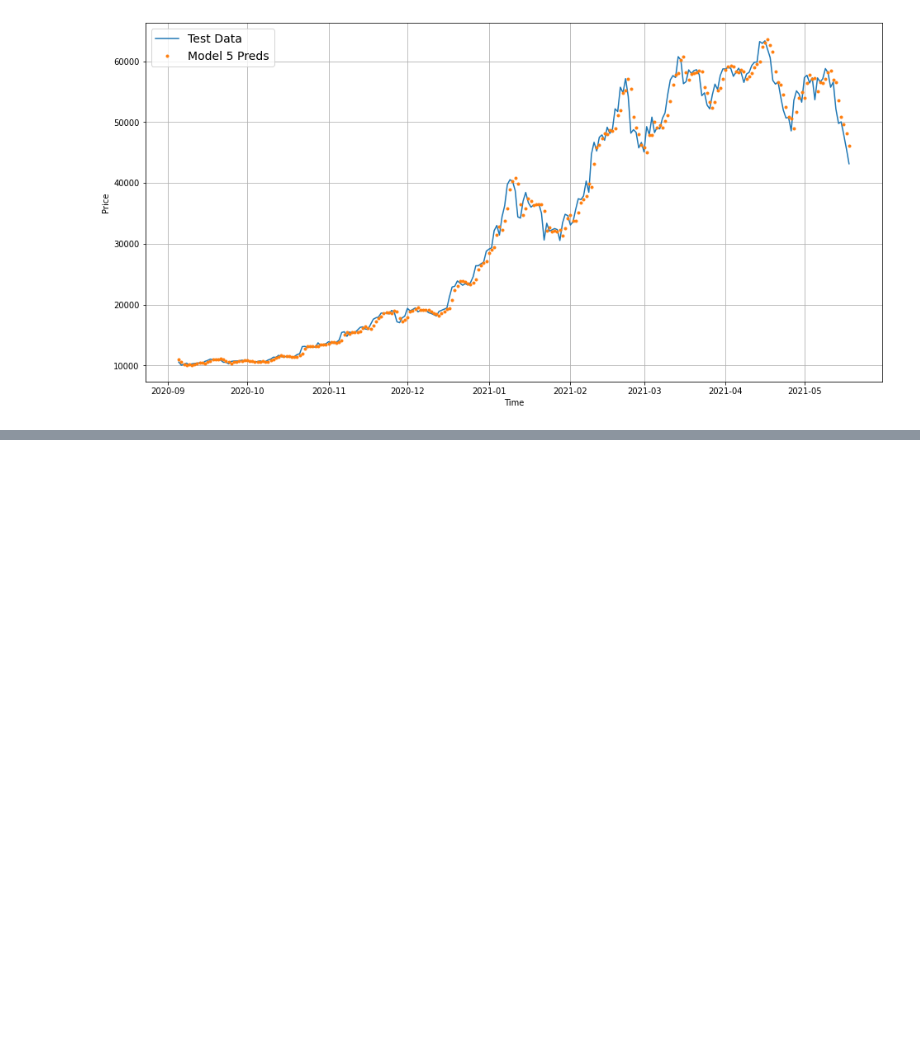
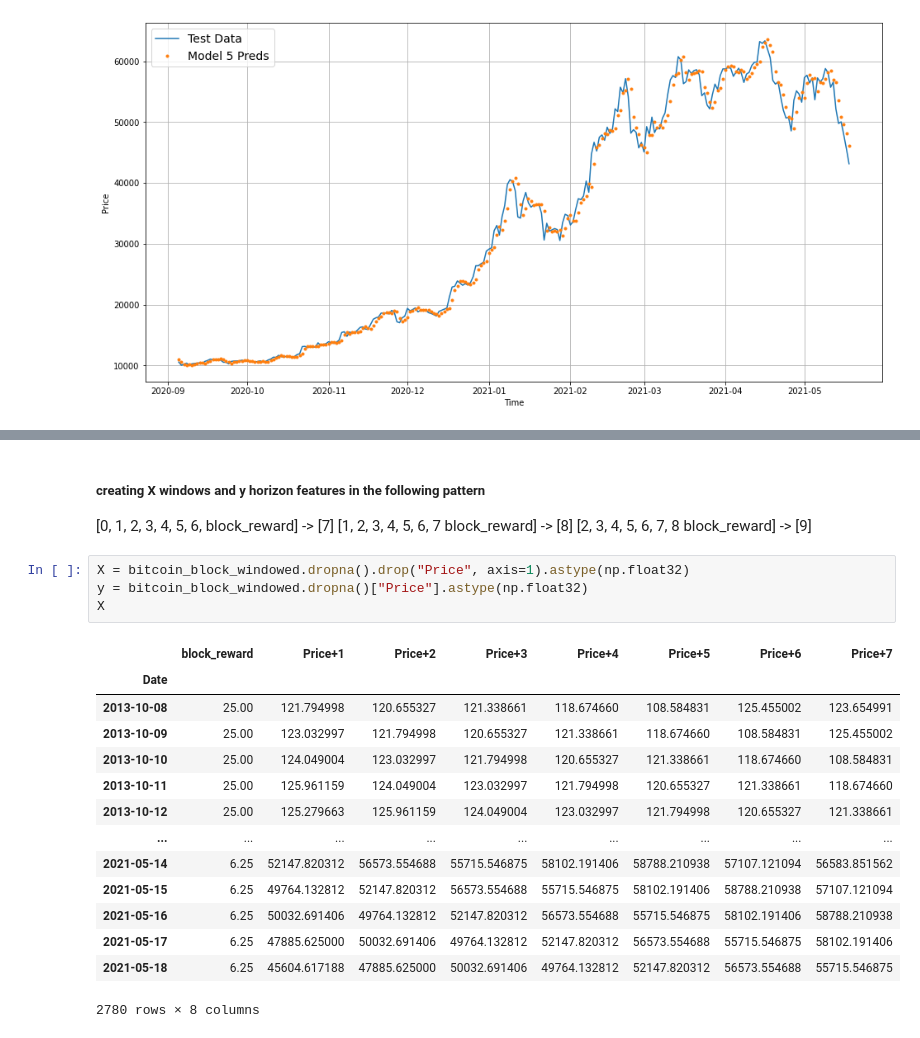
Before and after one commit to sugarbody/Time-Series-Forecasting, a Jupyter notebook: Time_Series_Forecasting.ipynb, the cells around one changed output, grey strips where cells are left out. Drawn from its saved outputs; the diff is of its cells as text; blank space fills up the shorter version.

```diff
--- a/Time_Series_Forecasting.ipynb
+++ b/Time_Series_Forecasting.ipynb
@@ -1072,0 +1175,24 @@ timeSeries_plot(timeSteps=X_test[-len(test_windows):], prices=model_5_preds, sta
+# %% [markdown]
+##### creating X windows and y horizon features in the following pattern
+[0, 1, 2, 3, 4, 5, 6, block_reward] -> [7]
+[1, 2, 3, 4, 5, 6, 7 block_reward] -> [8]
+[2, 3, 4, 5, 6, 7, 8 block_reward] -> [9]
+# %%
+X = bitcoin_block_windowed.dropna().drop("Price", axis=1).astype(np.float32)
+y = bitcoin_block_windowed.dropna()["Price"].astype(np.float32)
+X
+# %% [output]
+|  | block_reward | Price+1 | Price+2 | Price+3 | Price+4 | Price+5 | Price+6 | Price+7 |
+| Date |  |  |  |  |  |  |  |  |
+| 2013-10-08 | 25.00 | 121.794998 | 120.655327 | 121.338661 | 118.674660 | 108.584831 | 125.455002 | 123.654991 |
+| 2013-10-09 | 25.00 | 123.032997 | 121.794998 | 120.655327 | 121.338661 | 118.674660 | 108.584831 | 125.455002 |
+| 2013-10-10 | 25.00 | 124.049004 | 123.032997 | 121.794998 | 120.655327 | 121.338661 | 118.674660 | 108.584831 |
+| 2013-10-11 | 25.00 | 125.961159 | 124.049004 | 123.032997 | 121.794998 | 120.655327 | 121.338661 | 118.674660 |
+| 2013-10-12 | 25.00 | 125.279663 | 125.961159 | 124.049004 | 123.032997 | 121.794998 | 120.655327 | 121.338661 |
+| ... | ... | ... | ... | ... | ... | ... | ... | ... |
+| 2021-05-14 | 6.25 | 52147.820312 | 56573.554688 | 55715.546875 | 58102.191406 | 58788.210938 | 57107.121094 | 56583.851562 |
+| 2021-05-15 | 6.25 | 49764.132812 | 52147.820312 | 56573.554688 | 55715.546875 | 58102.191406 | 58788.210938 | 57107.121094 |
+| 2021-05-16 | 6.25 | 50032.691406 | 49764.132812 | 52147.820312 | 56573.554688 | 55715.546875 | 58102.191406 | 58788.210938 |
+| 2021-05-17 | 6.25 | 47885.625000 | 50032.691406 | 49764.132812 | 52147.820312 | 56573.554688 | 55715.546875 | 58102.191406 |
+| 2021-05-18 | 6.25 | 45604.617188 | 47885.625000 | 50032.691406 | 49764.132812 | 52147.820312 | 56573.554688 | 55715.546875 |
+2780 rows × 8 columns
```
Also changed, not shown: parts of 22 cells of this notebook.
